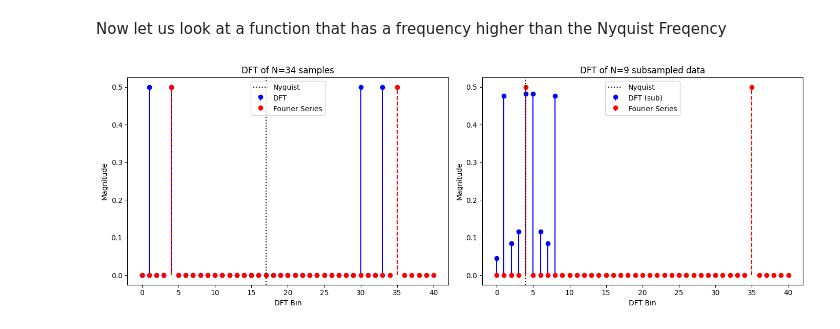
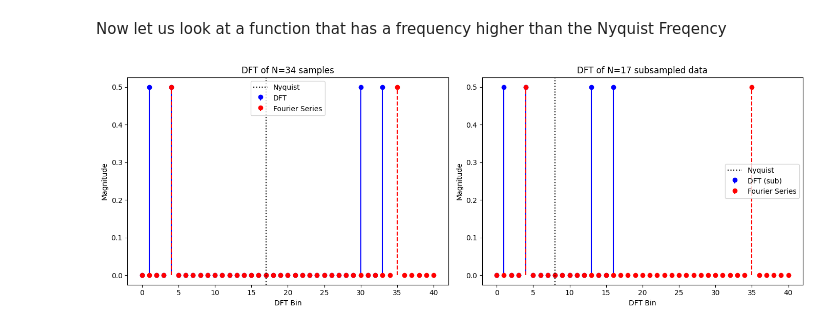
Before and after one commit to jackkrebsbach/wendy.R, a Jupyter notebook: exploration/test_functions.ipynb, the cells around one changed output. Drawn from its saved outputs; the diff is of its cells as text; code cells hidden in the pictures.

```diff
--- a/exploration/test_functions.ipynb
+++ b/exploration/test_functions.ipynb
@@ -363,38 +364,38 @@ dft_coeffs[np.isclose(np.abs(dft_coeffs), 0, atol=1e-10)] = 0
 fs_coeffs = fourier_series_coeffs(f, T, N_ff)
 fs_coeffs[np.isclose(np.abs(fs_coeffs), 0, atol=1e-10)] = 0
 
-s = 4
+s = 2
 N_sub = int(np.ceil(N / s))
 t_sub = t_samples[::s]
 x_sub = f(t_sub)
 
 dft_sub = np.fft.fft(x_sub) / N_sub
 dft_sub[np.isclose(np.abs(dft_sub), 0, atol=1e-10)] = 0
 
 nyquist_bin = N // 2
 nyquist_bin_sub = N_sub // 2
 
 plt.figure(figsize=(14, 5))
 
 plt.subplot(1, 2, 1)
 plt.stem(np.arange(N), np.abs(dft_coeffs), linefmt='b-', markerfmt='bo', basefmt=' ')
 plt.stem(np.arange(N_ff), np.abs(fs_coeffs), linefmt='r--', markerfmt='ro', basefmt=' ')
 plt.axvline(nyquist_bin, color='k', linestyle=':', label='Nyquist')
 plt.title(f'DFT of N={N} samples')
 plt.xlabel('DFT Bin')
 plt.ylabel('Magnitude')
 plt.legend(["Nyquist", 'DFT', 'Fourier Series'])
 
 plt.subplot(1, 2, 2)
 plt.stem(np.arange(N_sub), np.abs(dft_sub), linefmt='b-', markerfmt='bo', basefmt=' ')
 plt.stem(np.arange(N_ff), np.abs(fs_coeffs), linefmt='r--', markerfmt='ro', basefmt=' ')
 plt.axvline(nyquist_bin_sub, color='k', linestyle=':', label='Nyquist')
 plt.title(f'DFT of N={N_sub} subsampled data')
 plt.xlabel('DFT Bin')
 plt.ylabel('Magnitude')
 plt.legend(['Nyquist','DFT (sub)', 'Fourier Series'])
 
 plt.tight_layout()
 plt.show()
 # %% [output]
-[figure, old version]
+[figure, new version]
```
Also changed, not shown: parts of 4 cells of this notebook, 3 other files.
